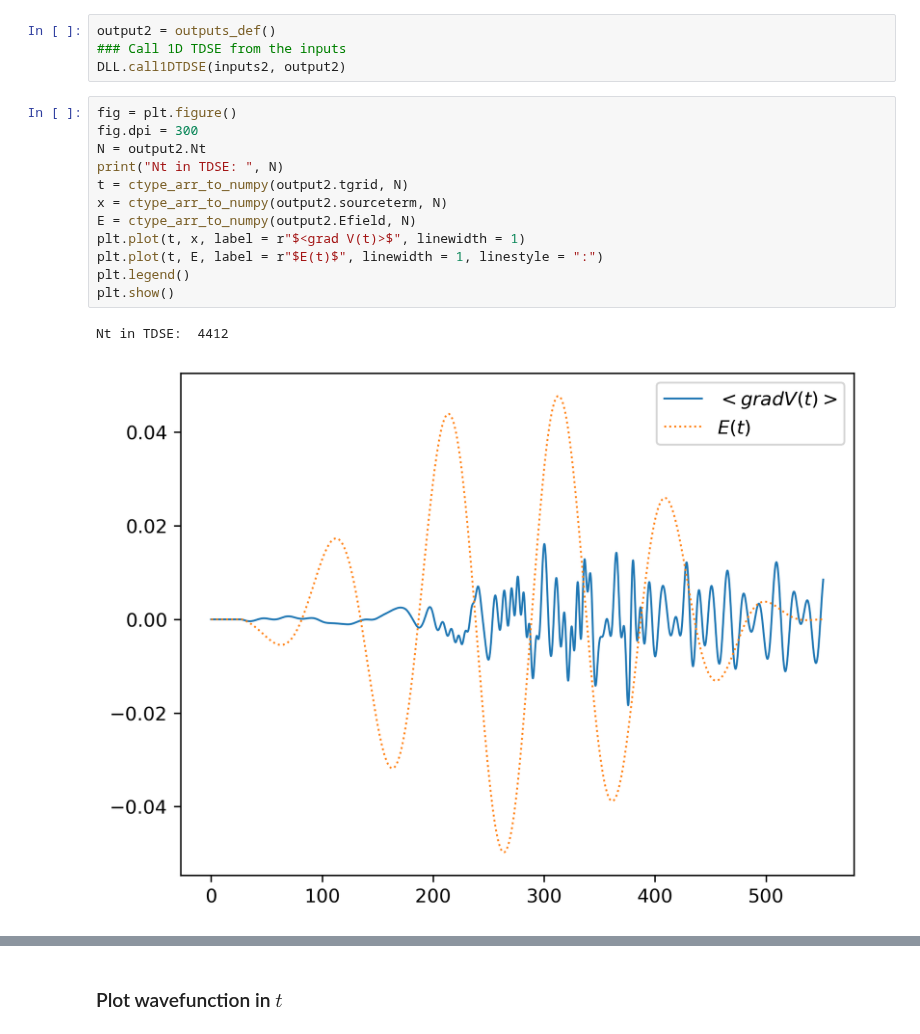
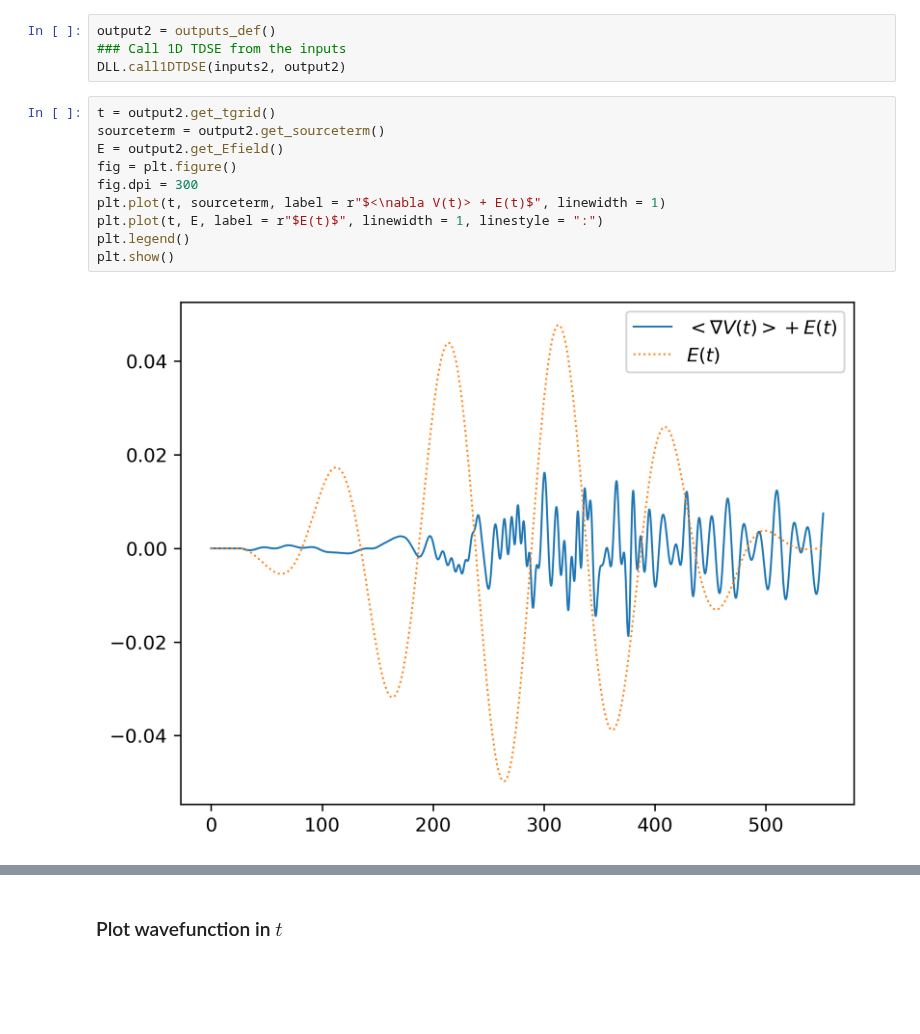
Before and after one commit to MMA-HHG/MMA, a Jupyter notebook: 1DTDSE/PythonTDSE.ipynb, the cells around one changed output, grey strips where cells are left out. Cells and saved outputs as stored; diff of their text form; blank space fills up the shorter version.

```diff
--- a/1DTDSE/PythonTDSE.ipynb
+++ b/1DTDSE/PythonTDSE.ipynb
@@ -167,18 +154,15 @@ output2 = outputs_def()
 ### Call 1D TDSE from the inputs
 DLL.call1DTDSE(inputs2, output2)
 # %%
+t = output2.get_tgrid()
+sourceterm = output2.get_sourceterm()
+E = output2.get_Efield()
 fig = plt.figure()
 fig.dpi = 300
-N = output2.Nt
-print("Nt in TDSE: ", N)
-t = ctype_arr_to_numpy(output2.tgrid, N)
-x = ctype_arr_to_numpy(output2.sourceterm, N)
-E = ctype_arr_to_numpy(output2.Efield, N)
-plt.plot(t, x, label = r"$<grad V(t)>$", linewidth = 1)
+plt.plot(t, sourceterm, label = r"$<\nabla V(t)> + E(t)$", linewidth = 1)
 plt.plot(t, E, label = r"$E(t)$", linewidth = 1, linestyle = ":")
 plt.legend()
 plt.show()
 # %% [output]
-Nt in TDSE:  4412
-[figure, old version]
+[figure, new version]
 # %% [markdown]
```
Also changed, not shown: parts of 52 cells of this notebook, 1 other file.
